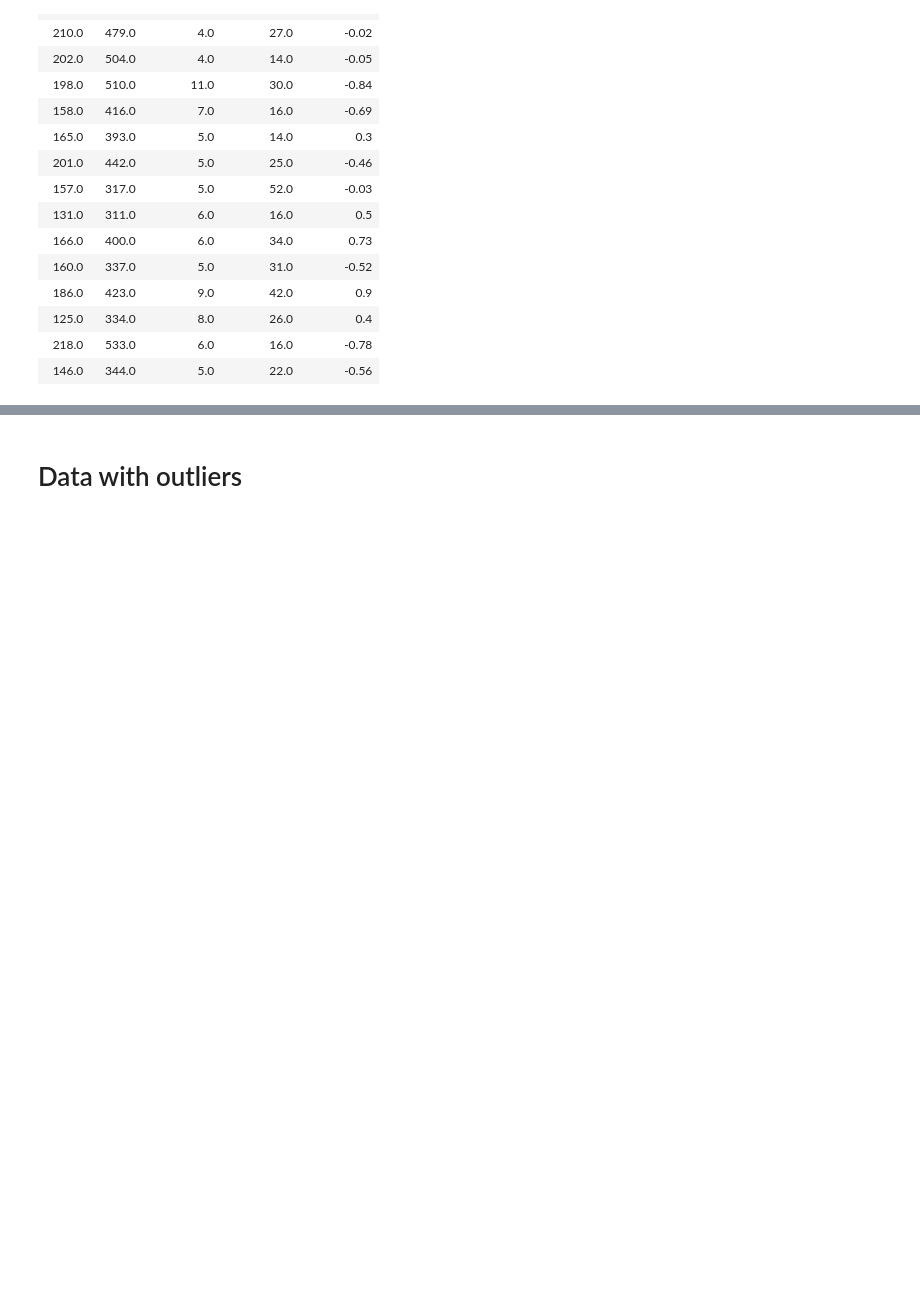
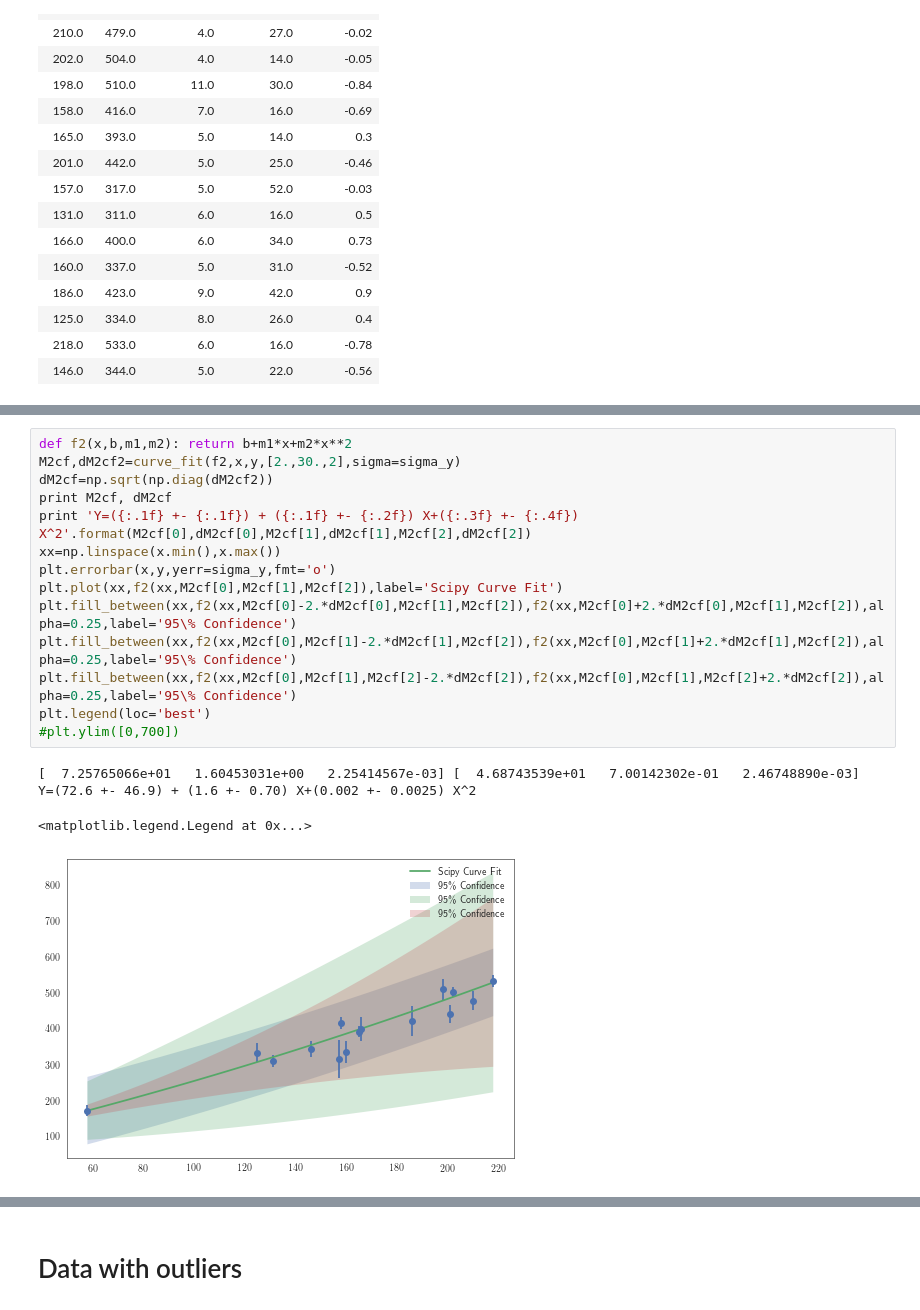
Before and after one commit to UOAPythonWorkshop/Astrostatistics-Workshop, a Jupyter notebook: Linear Regression.ipynb, the cells around one changed output, grey strips where cells are left out. Cells and saved outputs as stored; diff of their text form; blank space fills up the shorter version.

```diff
--- a/Linear Regression.ipynb
+++ b/Linear Regression.ipynb
@@ -110,0 +170,19 @@ ax.legend()
+# %%
+def f2(x,b,m1,m2): return b+m1*x+m2*x**2
+M2cf,dM2cf2=curve_fit(f2,x,y,[2.,30.,2],sigma=sigma_y)
+dM2cf=np.sqrt(np.diag(dM2cf2))
+print M2cf, dM2cf
+print 'Y=({:.1f} +- {:.1f}) + ({:.1f} +- {:.2f}) X+({:.3f} +- {:.4f}) X^2'.format(M2cf[0],dM2cf[0],M2cf[1],dM2cf[1],M2cf[2],dM2cf[2])
+xx=np.linspace(x.min(),x.max())
+plt.errorbar(x,y,yerr=sigma_y,fmt='o')
+plt.plot(xx,f2(xx,M2cf[0],M2cf[1],M2cf[2]),label='Scipy Curve Fit')
+plt.fill_between(xx,f2(xx,M2cf[0]-2.*dM2cf[0],M2cf[1],M2cf[2]),f2(xx,M2cf[0]+2.*dM2cf[0],M2cf[1],M2cf[2]),alpha=0.25,label='95\% Confidence')
+plt.fill_between(xx,f2(xx,M2cf[0],M2cf[1]-2.*dM2cf[1],M2cf[2]),f2(xx,M2cf[0],M2cf[1]+2.*dM2cf[1],M2cf[2]),alpha=0.25,label='95\% Confidence')
+plt.fill_between(xx,f2(xx,M2cf[0],M2cf[1],M2cf[2]-2.*dM2cf[2]),f2(xx,M2cf[0],M2cf[1],M2cf[2]+2.*dM2cf[2]),alpha=0.25,label='95\% Confidence')
+plt.legend(loc='best')
+#plt.ylim([0,700])
+# %% [output]
+[  7.25765066e+01   1.60453031e+00   2.25414567e-03] [  4.68743539e+01   7.00142302e-01   2.46748890e-03]
+Y=(72.6 +- 46.9) + (1.6 +- 0.70) X+(0.002 +- 0.0025) X^2
+<matplotlib.legend.Legend at 0x...>
+[figure, added]
```
Also changed, not shown: parts of 19 cells of this notebook.
